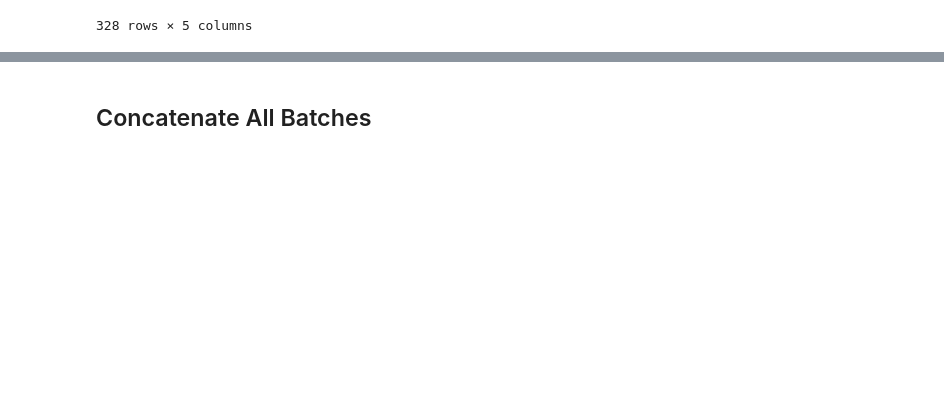
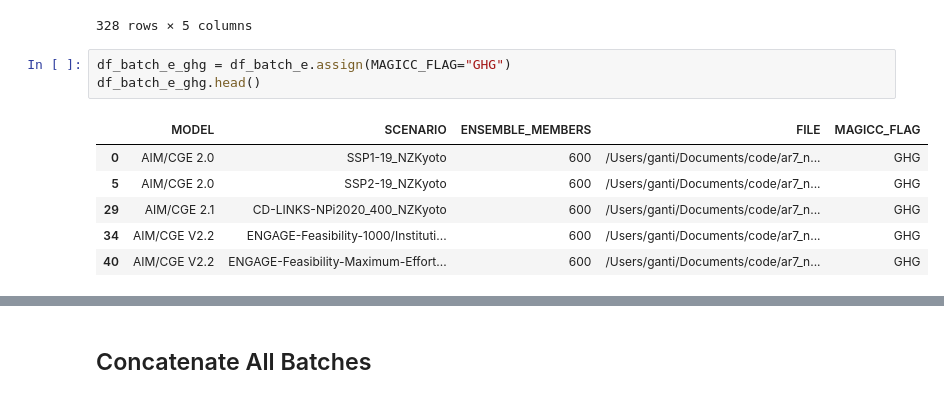
Before and after one commit to gaurav-ganti/netzero_assessment, a Jupyter notebook: analysis/300_prepare_scenarios.ipynb, the cells around one changed output, grey strips where cells are left out. Cells and saved outputs as stored; diff of their text form; blank space fills up the shorter version.

```diff
--- a/analysis/300_prepare_scenarios.ipynb
+++ b/analysis/300_prepare_scenarios.ipynb
@@ -244,3 +234,13 @@ df_batch_e
 | 1497 | WITCH-GLOBIOM 4.4 | CD-LINKS-NPi2020_1000_NZKyoto | 600 | /Users/ganti/Documents/code/ar7_n... | ALL |
 | 1499 | WITCH-GLOBIOM 4.4 | CD-LINKS-NPi2020_400_NZKyoto | 600 | /Users/ganti/Documents/code/ar7_n... | ALL |
 328 rows × 5 columns
+# %%
+df_batch_e_ghg = df_batch_e.assign(MAGICC_FLAG="GHG")
+df_batch_e_ghg.head()
+# %% [output]
+|  | MODEL | SCENARIO | ENSEMBLE_MEMBERS | FILE | MAGICC_FLAG |
+| 0 | AIM/CGE 2.0 | SSP1-19_NZKyoto | 600 | /Users/ganti/Documents/code/ar7_n... | GHG |
+| 5 | AIM/CGE 2.0 | SSP2-19_NZKyoto | 600 | /Users/ganti/Documents/code/ar7_n... | GHG |
+| 29 | AIM/CGE 2.1 | CD-LINKS-NPi2020_400_NZKyoto | 600 | /Users/ganti/Documents/code/ar7_n... | GHG |
+| 34 | AIM/CGE V2.2 | ENGAGE-Feasibility-1000/Instituti... | 600 | /Users/ganti/Documents/code/ar7_n... | GHG |
+| 40 | AIM/CGE V2.2 | ENGAGE-Feasibility-Maximum-Effort... | 600 | /Users/ganti/Documents/code/ar7_n... | GHG |
```
Also changed, not shown: parts of 16 cells of this notebook.
